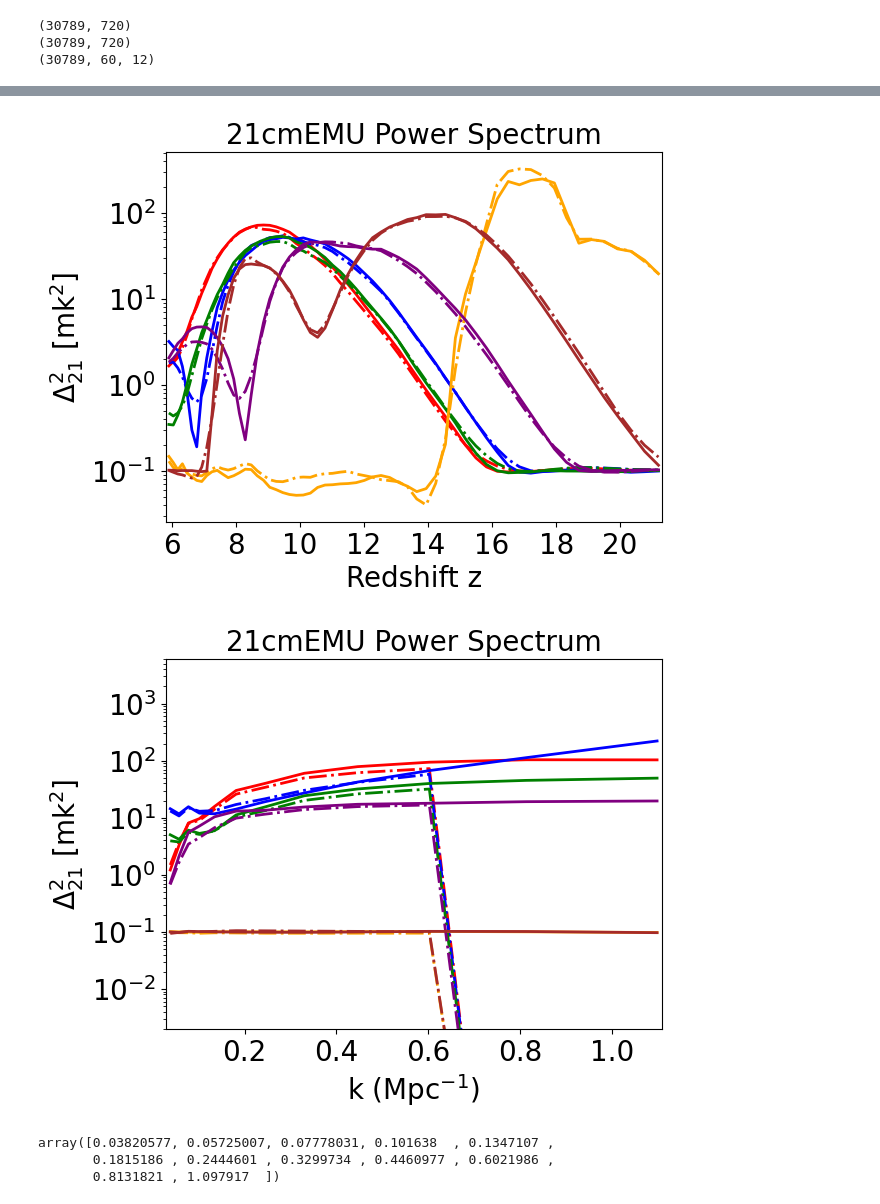
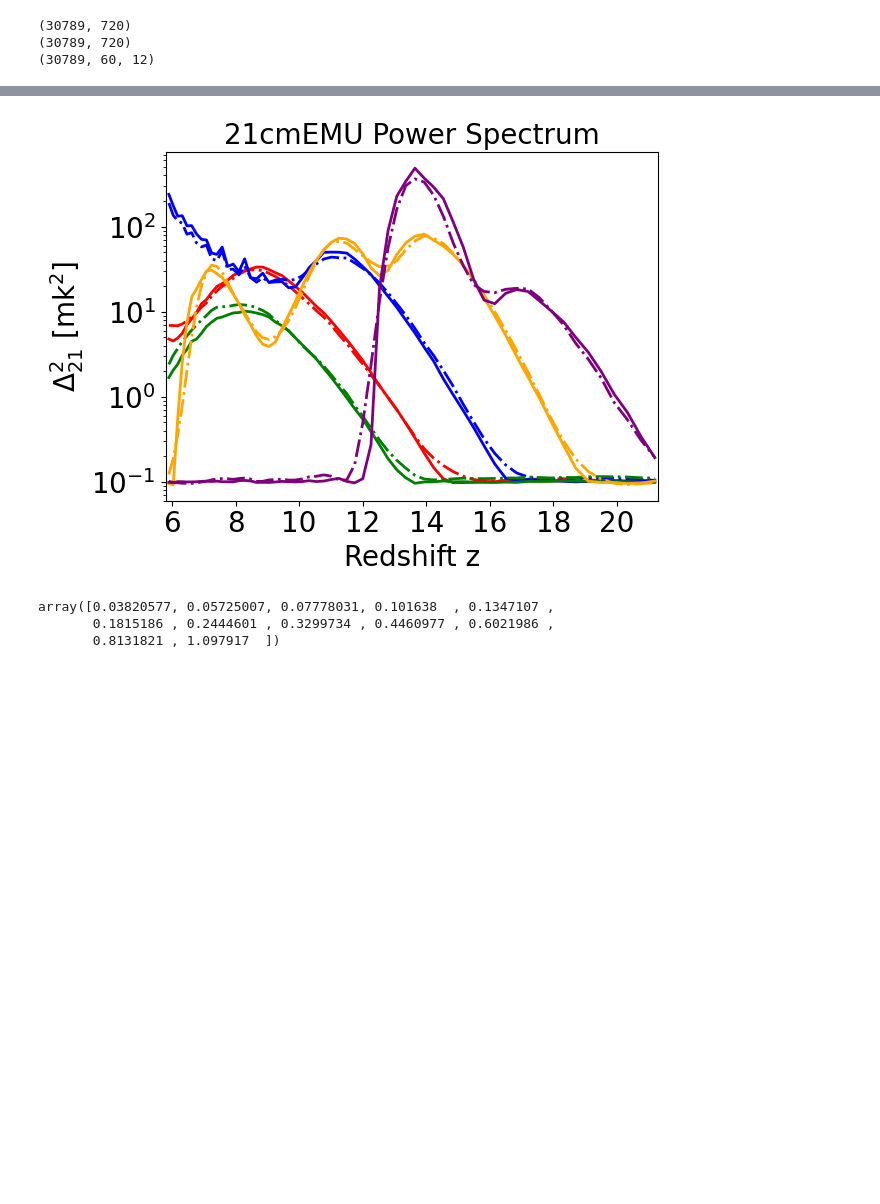
Before and after one commit to Rillard2001/RealMSc, a Jupyter notebook: 21cmEMU_TrainingData.ipynb, the cells around one changed output, grey strips where cells are left out. Drawn from its saved outputs; the diff is of its cells as text; code cells hidden in the pictures; blank space fills up the shorter version.

```diff
--- a/21cmEMU_TrainingData.ipynb
+++ b/21cmEMU_TrainingData.ipynb
@@ -449,7 +473,7 @@ print(best_val_loss)
 
 loaded_model = PSNN(9, [480, 621, 523])
 loaded_model = loaded_model.double()
-loaded_model.load_state_dict(torch.load("PSNN_4fixed_low_train_sharp2.pth", map_location = torch.device('cpu')))
+loaded_model.load_state_dict(torch.load("PSNN_4fixed_sharp_80k_samples.pth", map_location = torch.device('cpu')))
 
 test_loader = DataLoader(test_dataset, batch_size = 64, shuffle = True)
 
@@ -458,8 +482,3 @@ loaded_model.eval()
 with torch.no_grad():
     input_data = torch.tensor(test_input.to_numpy(), dtype = torch.float64)
     y_pred_tens = loaded_model(input_data)
-
-y_pred = y_pred_tens.cpu().numpy()
-
-y_true = np.log10(low_test_sharp).reshape(low_test_sharp.shape[0], -1)
-y_pred = y_pred.reshape(y_pred.shape[0], -1)
@@ -485,9 +582,8 @@ r2_score(y_true, y_pred)  # getting 90% 2D R^2 score with 30 000 test samples
 # %%
-plotting_PS(final_test, low_test_sharp, 10 ** y_pred_tens.cpu().numpy(), 'zs', size = 5, k = 5, z = 10, filename = '21cmEMU_PS_z_fixed')
-plotting_PS(final_test, low_test_sharp, 10 ** y_pred_tens.cpu().numpy(), 'k', size = 5, k = 5, z = 10, filename = '21cmEMU_PS_k_fixed')
+plotting_PS(final_test, low_test_sharp, 10 ** y_pred_tens.cpu().numpy(), 'zs', size = 5, k = 12, z = 10, filename = '21cmEMU_PS_k_fixed')
+#plotting_PS(final_test, low_test_sharp, 10 ** y_pred_tens.cpu().numpy(), 'k', size = 5, k = 5, z = 10, filename = '21cmEMU_PS_z_fixed')
 # %% [output]
-[figure, old version]
+[figure, new version]
-[figure, removed]
 # %%
 final_test.k
 # %% [output]
```
Also changed, not shown: parts of 28 cells of this notebook, 1 other file.
